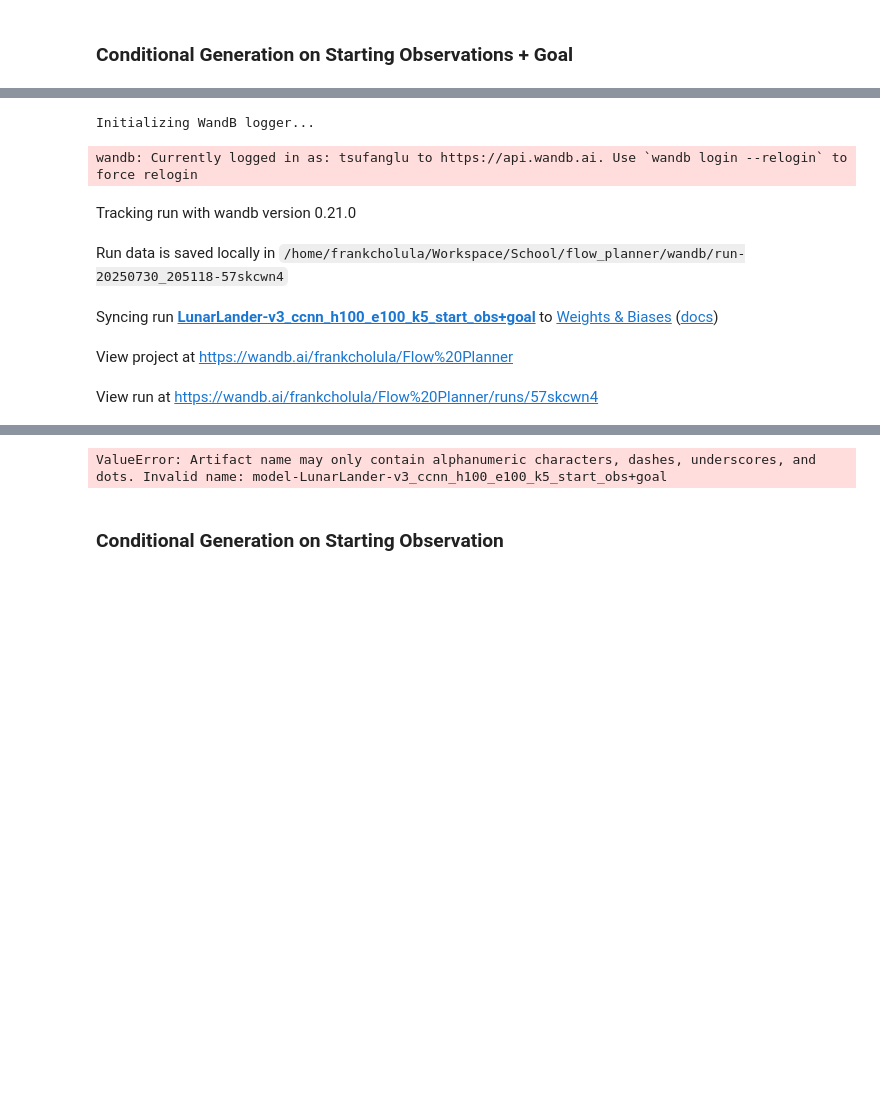
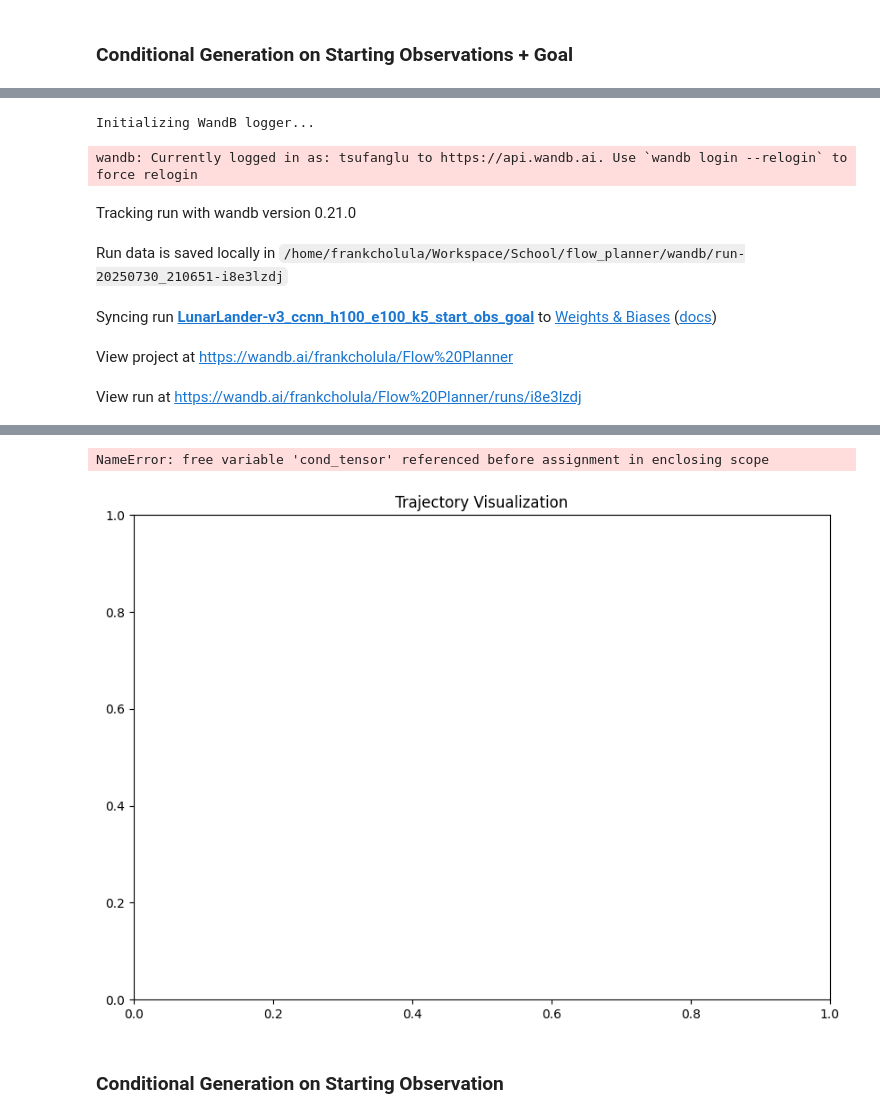
Before and after one commit to frankcholula/flow_planner, a Jupyter notebook: src/notebooks/fm_bc.ipynb, the cells around one changed output, grey strips where cells are left out. Saved outputs shown, nothing was run; the diff lists cells and outputs as text; code cells hidden in the pictures; blank space fills up the shorter version.

```diff
--- a/src/notebooks/fm_bc.ipynb
+++ b/src/notebooks/fm_bc.ipynb
@@ -358,16 +358,15 @@ model, stats, input_dim = train(
     config=config, args=args, dataset=minari_dataset, logger=logger
 )
 env = minari_dataset.recover_environment()
-evaluate_open_loop(env, model, stats, input_dim, args, logger=logger)
 logger.finish()
 # %% [output]
 Initializing WandB logger...
 wandb: Currently logged in as: tsufanglu to https://api.wandb.ai. Use `wandb login --relogin` to force relogin
 Tracking run with wandb version 0.21.0
-Run data is saved locally in /home/frankcholula/Workspace/School/flow_planner/wandb/run-20250730_205118-57skcwn4
+Run data is saved locally in /home/frankcholula/Workspace/School/flow_planner/wandb/run-20250730_210651-i8e3lzdj
-Syncing run LunarLander-v3_ccnn_h100_e100_k5_start_obs+goal to Weights & Biases (docs)
+Syncing run LunarLander-v3_ccnn_h100_e100_k5_start_obs_goal to Weights & Biases (docs)
 View project at https://wandb.ai/frankcholula/Flow%20Planner
-View run at https://wandb.ai/frankcholula/Flow%20Planner/runs/57skcwn4
+View run at https://wandb.ai/frankcholula/Flow%20Planner/runs/i8e3lzdj
 Training configuration:
 LunarLanderConfig(env_name='LunarLander-v3',
                   dataset_name='LunarLanderContinuous-v3/ppo-1000-deterministic-v1',
@@ -390,4 +387,5 @@ Saving src/checkpoints/LunarLander-v3_ccnn_h100_e100_k5_start_obs+goal.pth to Wa
-ValueError: Artifact name may only contain alphanumeric characters, dashes, underscores, and dots. Invalid name: model-LunarLander-v3_ccnn_h100_e100_k5_start_obs+goal
+NameError: free variable 'cond_tensor' referenced before assignment in enclosing scope
+[figure, added]
 # %% [markdown]
 ### Conditional Generation on Starting Observation
 # %%
```
Also changed, not shown: parts of 2 cells of this notebook, 2 other files.
